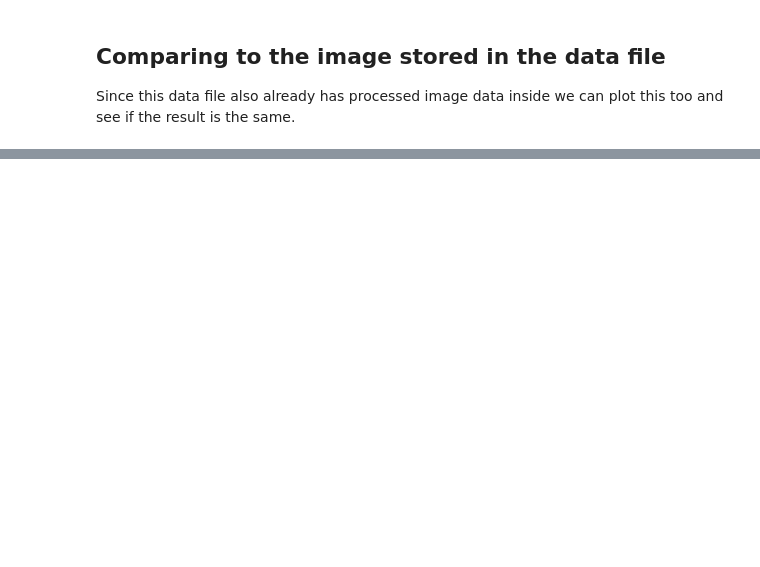
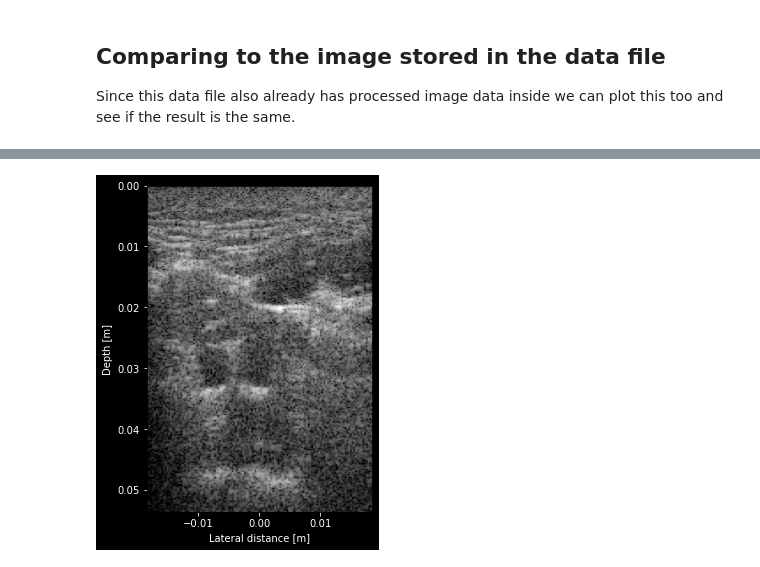
Before and after one commit to tue-bmd/zea, a Jupyter notebook: examples/notebooks/loading_usbmd_data_file.ipynb, the cells around one changed output, grey strips where cells are left out. Cells and saved outputs as stored; diff of their text form; code cells hidden in the pictures; blank space fills up the shorter version.

```diff
--- a/examples/notebooks/loading_usbmd_data_file.ipynb
+++ b/examples/notebooks/loading_usbmd_data_file.ipynb
@@ -40,11 +40,11 @@ We will demonstrate this by loading some example cardiac data from the NAS. We a
 > You can also use the [HDFView](https://www.hdfgroup.org/downloads/hdfview/) tool to view the contents of the USBMD data file without having to run any code.
 # %%
 # Load the config file
-config_path = Path('configs', 'config_usbmd_cirs.yaml')
+config_path = Path('configs', 'config_usbmd_carotid.yaml')
 config = setup_config(config_path)
 
 # Define path to the data file
-data_root = set_data_paths("./users.yaml")['data_root']
+data_root = set_data_paths("./users.yaml", local=False)['data_root']
 
 # Plane wave data
 data_path = data_root / config.data.dataset_folder / config.data.file_path
@@ -60,6 +60,8 @@ else:
     # If quick mode generate a dummy data file. This is mainly for
     # running the notebook on the github server.
     from usbmd.data import generate_example_dataset
-    data_path = r"generated_dummy_data.hdf5"
-    generate_example_dataset(data_path, add_optional_fields=True)
-    log.warning(f"Data file not found. Generated dummy data file.")
+    data_path = r"temp/generated_dummy_data.hdf5"
+    if not Path(data_path).exists():
+        Path(data_path).parent.mkdir(parents=True, exist_ok=True)
+        generate_example_dataset(data_path, add_optional_fields=True)
+        log.warning(f"Data file not found. Generated dummy data file.")
@@ -149,16 +184,16 @@ ax.yaxis.label.set_color('white')
 Since this data file also already has processed image data inside we can plot this too and see if the result is the same.
 # %%
 # Load the image data from the data file
-try:
-    image = load_usbmd_file(data_path, frames=selected_frames, data_type="beamformed_data", config=config)[0]
-    image = image[0, :, :, 0]
+data_type = "image"
 
-# If the image data is missing, generate a dummy image
-except KeyError:
-    image = np.ones((128, 128))
+images = load_usbmd_file(data_path, frames=selected_frames, data_type=data_type, config=config)[0]
+image = images[0]
 
-# Apply log compression
-image = log_compress(image/np.max(image))
+# Apply log compression if data_type is envelope_data
+if data_type == "envelope_data":
+    normalize = Normalize(output_range=(0, 1), input_range=None)
+    log_compress = LogCompress(dynamic_range=config.data.dynamic_range)
+    image = log_compress(normalize(image))
 
 fig, ax = plt.subplots(figsize=(6, 6))
 ax.imshow(image,
@@ -179,3 +214,4 @@ ax.tick_params(axis='both', colors='white')
 # Turn the labels white
 ax.xaxis.label.set_color('white')
 ax.yaxis.label.set_color('white')
+# %% [output]
@@ -181,0 +219 @@ ax.yaxis.label.set_color('white')
+[figure, added]
```
Also changed, not shown: parts of 7 cells of this notebook, 4 other files.
